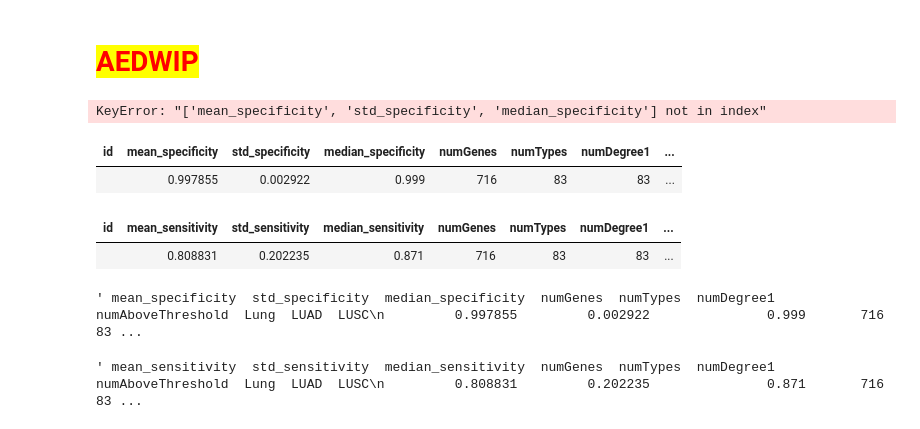
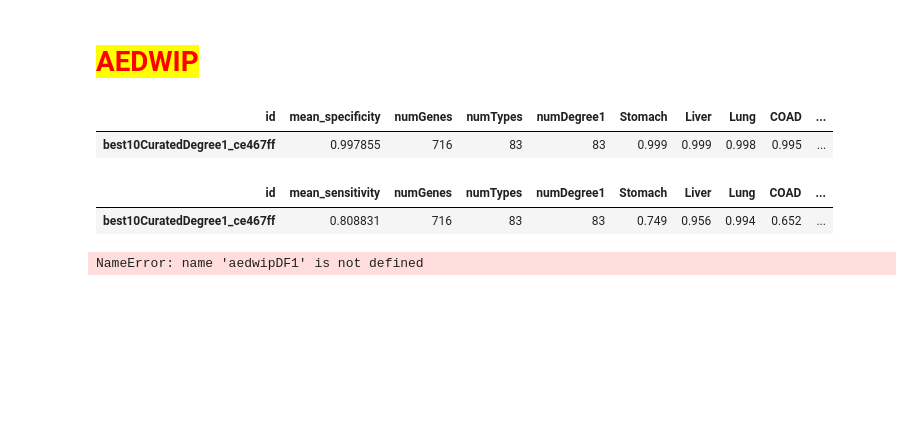
Before and after one commit to aedavids/extraCellularRNA, a Jupyter notebook: deconvolutionAnalysis/jupyterNotebooks/hyperParameterTunning/hyperparameterTunningResults5.ipynb, the cells around one changed output. Saved outputs shown, nothing was run; the diff lists cells and outputs as text; code cells hidden in the pictures; blank space fills up the shorter version.

```diff
--- a/deconvolutionAnalysis/jupyterNotebooks/hyperParameterTunning/hyperparameterTunningResults5.ipynb
+++ b/deconvolutionAnalysis/jupyterNotebooks/hyperParameterTunning/hyperparameterTunningResults5.ipynb
@@ -348,37 +348,39 @@ lungCategories = ['Lung', 'LUAD', 'LUSC']
 
 # display(evalBest10LFCSpecificityDF)
 # %%
-sensitivityMetrics = ['mean_sensitivity', 'std_sensitivity', 'median_sensitivity',
-'numGenes', 'numTypes', 'numDegree1', 'numAboveThreshold']
+sensitivityMetrics = ['mean_sensitivity',
+'numGenes', 'numTypes', 'numDegree1', ]
 
-specificityMetrics = ['mean_specificity', 'std_specificity','median_specificity',
-'numGenes', 'numTypes', 'numDegree1', 'numAboveThreshold']
+specificityMetrics = ['mean_specificity', 'numGenes', 'numTypes', 'numDegree1', ]
 
-aedwipDF1 = evalBest10LFCSpecificityDF.loc[ ['best10CuratedDegree1_ce467ff'], sensitivityMetrics + lungCategories]
-aedwipDF2 = evalBest10LFCSensitivityDF.loc[ ['best10CuratedDegree1_ce467ff'], specificityMetrics + lungCategories]
-# display(evalBest10LFCSpecificityDF.loc[ ['best10CuratedDegree1_ce467ff'], specificityMetrics + lungCategories])
-display(evalBest10LFCSensitivityDF.loc[ ['best10CuratedDegree1_ce467ff'], sensitivityMetrics + lungCategories])
-print(metricCols)
+elifeBinaryFeatures = ['Stomach', 'Liver', 'Lung', 'COAD', 'Esophagus_Mucosa']
+
+display(evalBest10LFCSpecificityDF.loc[["best10CuratedDegree1_ce467ff"],
+                                        specificityMetrics + elifeBinaryFeatures + ['ESCA']])
+
+display(evalBest10LFCSensitivityDF.loc[["best10CuratedDegree1_ce467ff"],
+                                        sensitivityMetrics + elifeBinaryFeatures + ['ESCA']])
+
+# aedwipDF1 = evalBest10LFCSpecificityDF.loc[ ['best10CuratedDegree1_ce467ff'], sensitivityMetrics + lungCategories]
+# aedwipDF2 = evalBest10LFCSensitivityDF.loc[ ['best10CuratedDegree1_ce467ff'], specificityMetrics + lungCategories]
+# # display(evalBest10LFCSpecificityDF.loc[ ['best10CuratedDegree1_ce467ff'], specificityMetrics + lungCategories])
+# display(evalBest10LFCSensitivityDF.loc[ ['best10CuratedDegree1_ce467ff'], sensitivityMetrics + lungCategories])
+# print(metricCols)
 # %% [output]
-KeyError: "['mean_specificity', 'std_specificity', 'median_specificity'] not in index"
+| id | mean_specificity | numGenes | numTypes | numDegree1 | Stomach | Liver | Lung | COAD | ... |
+| best10CuratedDegree1_ce467ff | 0.997855 | 716 | 83 | 83 | 0.999 | 0.999 | 0.998 | 0.995 | ... |
+| id | mean_sensitivity | numGenes | numTypes | numDegree1 | Stomach | Liver | Lung | COAD | ... |
+| best10CuratedDegree1_ce467ff | 0.808831 | 716 | 83 | 83 | 0.749 | 0.956 | 0.994 | 0.652 | ... |
 # %%
 from IPython.display import HTML
 HTML(aedwipDF1.to_html(index=False))
 # %% [output]
-| id | mean_specificity | std_specificity | median_specificity | numGenes | numTypes | numDegree1 | ... |
-|  | 0.997855 | 0.002922 | 0.999 | 716 | 83 | 83 | ... |
+NameError: name 'aedwipDF1' is not defined
 # %%
 HTML(aedwipDF2.to_html(index=False))
-# %% [output]
-| id | mean_sensitivity | std_sensitivity | median_sensitivity | numGenes | numTypes | numDegree1 | ... |
-|  | 0.808831 | 0.202235 | 0.871 | 716 | 83 | 83 | ... |
 # %%
 aedwipDF1.to_string(index=False)
-# %% [output]
-' mean_specificity  std_specificity  median_specificity  numGenes  numTypes  numDegree1  numAboveThreshold  Lung  LUAD  LUSC\n         0.997855         0.002922               0.999       716        83 ...
 # %%
 aedwipDF2.to_string(index=False)
-# %% [output]
-' mean_sensitivity  std_sensitivity  median_sensitivity  numGenes  numTypes  numDegree1  numAboveThreshold  Lung  LUAD  LUSC\n         0.808831         0.202235               0.871       716        83 ...
 # %%
 evalBest10LFCSpecificityDF.columns
```
Also changed, not shown: parts of 1 cell of this notebook, 1 other file.
